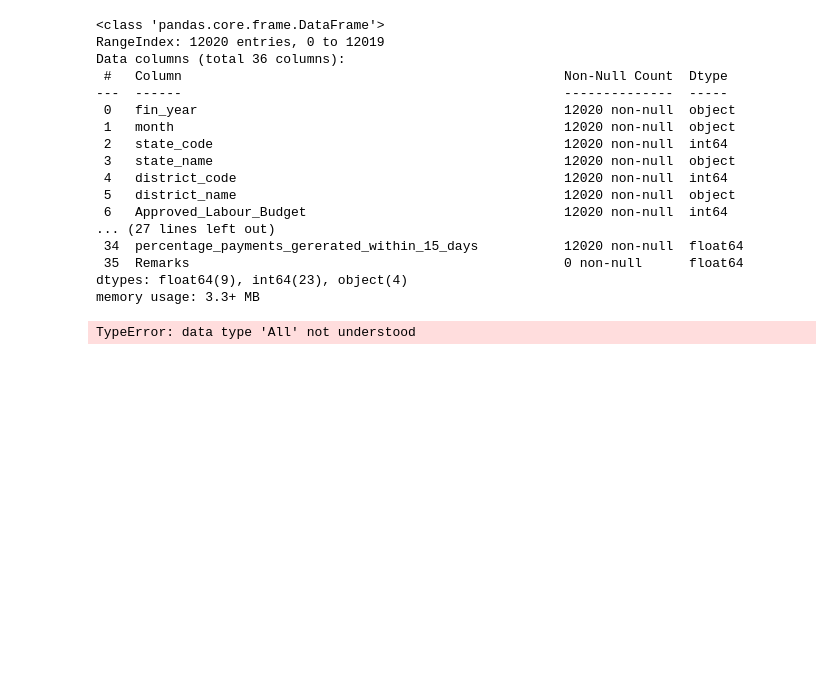
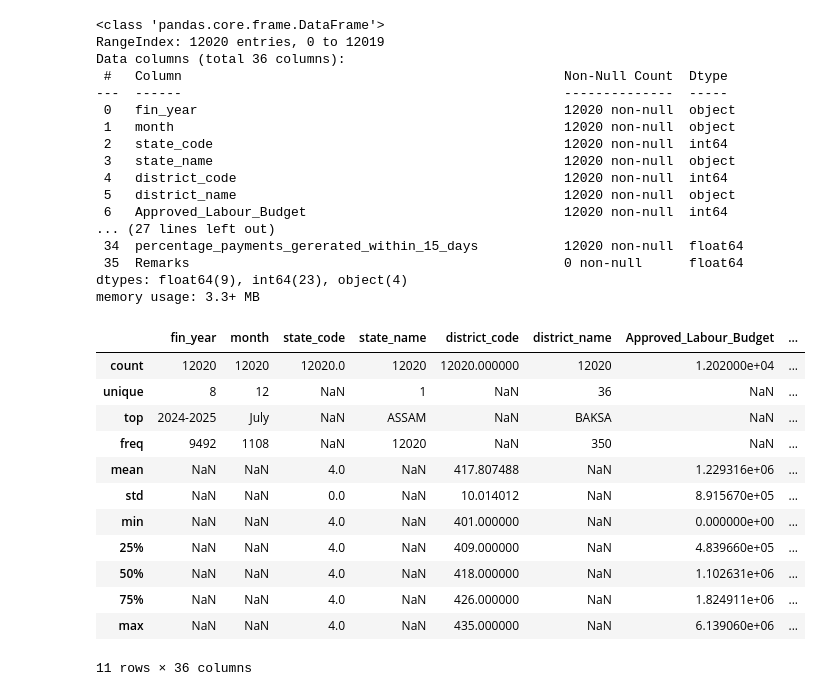
Before and after one commit to iamabirakash/INT-375, a Jupyter notebook: AssamEmployment.ipynb, the cells around one changed output. Saved outputs shown, nothing was run; the diff lists cells and outputs as text; code cells hidden in the pictures; blank space fills up the shorter version.

```diff
--- a/AssamEmployment.ipynb
+++ b/AssamEmployment.ipynb
@@ -44,6 +44,18 @@ Data columns (total 36 columns):
 dtypes: float64(9), int64(23), object(4)
 memory usage: 3.3+ MB
 # %%
-data.describe(include='All')
+data.describe(include='all')
 # %% [output]
+|  | fin_year | month | state_code | state_name | district_code | district_name | Approved_Labour_Budget | ... |
+| count | 12020 | 12020 | 12020.0 | 12020 | 12020.000000 | 12020 | 1.202000e+04 | ... |
+| unique | 8 | 12 | NaN | 1 | NaN | 36 | NaN | ... |
+| top | 2024-2025 | July | NaN | ASSAM | NaN | BAKSA | NaN | ... |
+| freq | 9492 | 1108 | NaN | 12020 | NaN | 350 | NaN | ... |
+| mean | NaN | NaN | 4.0 | NaN | 417.807488 | NaN | 1.229316e+06 | ... |
+| std | NaN | NaN | 0.0 | NaN | 10.014012 | NaN | 8.915670e+05 | ... |
+| min | NaN | NaN | 4.0 | NaN | 401.000000 | NaN | 0.000000e+00 | ... |
+| 25% | NaN | NaN | 4.0 | NaN | 409.000000 | NaN | 4.839660e+05 | ... |
+| 50% | NaN | NaN | 4.0 | NaN | 418.000000 | NaN | 1.102631e+06 | ... |
+| 75% | NaN | NaN | 4.0 | NaN | 426.000000 | NaN | 1.824911e+06 | ... |
+| max | NaN | NaN | 4.0 | NaN | 435.000000 | NaN | 6.139060e+06 | ... |
-TypeError: data type 'All' not understood
+11 rows × 36 columns
```
Also changed, not shown: parts of 3 cells of this notebook.
